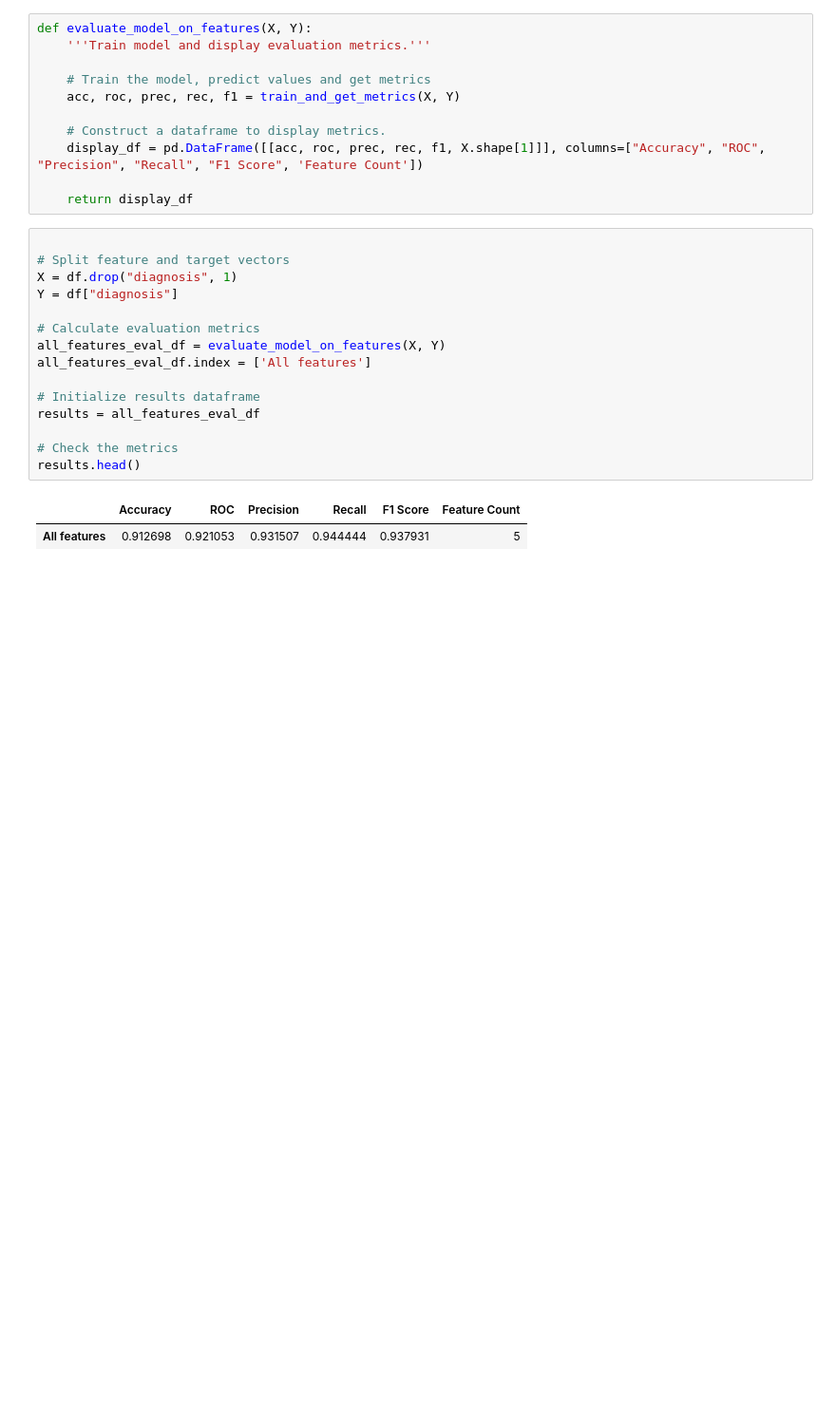
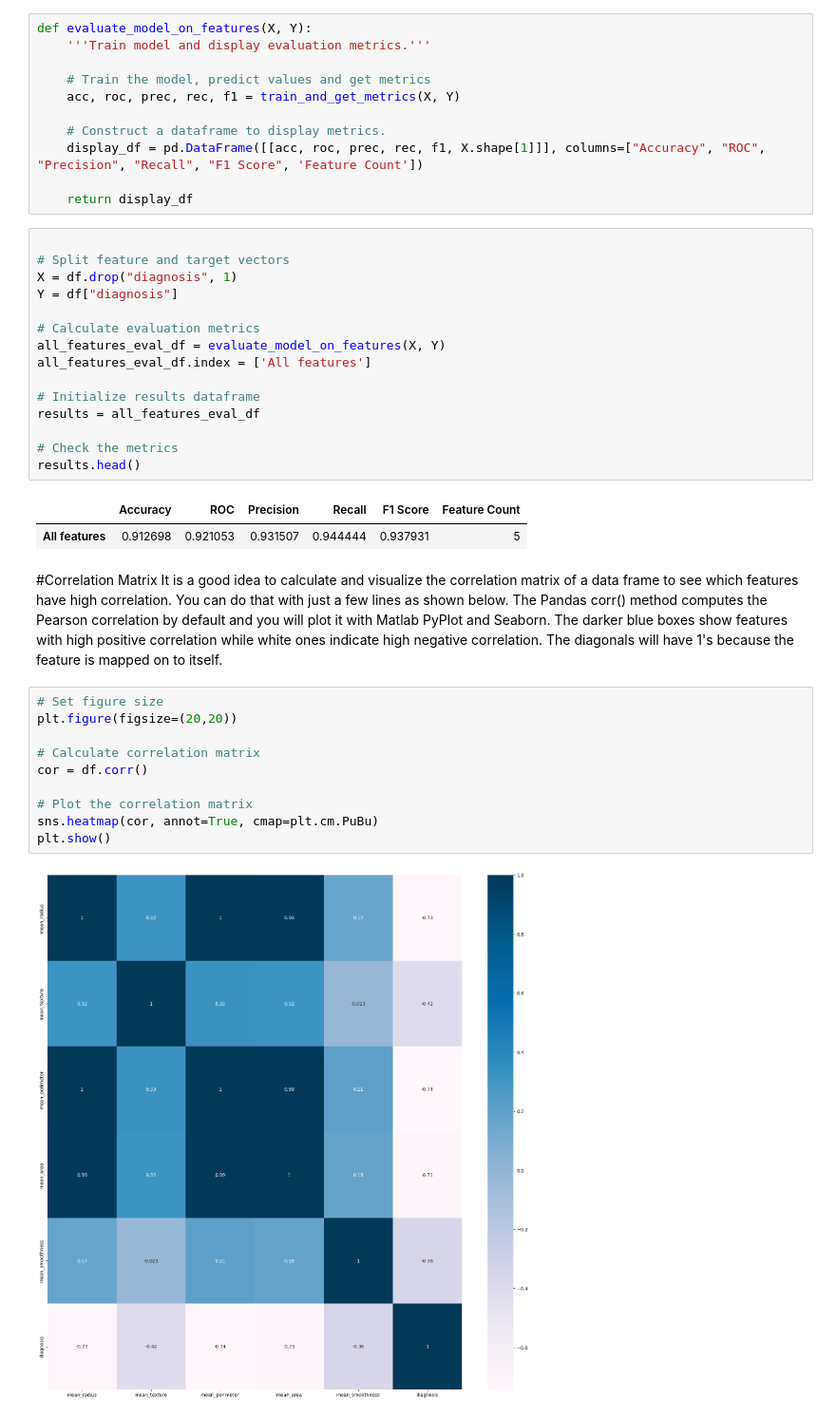
Before and after one commit to mralamdari/Machine_Learning_Projects, a Jupyter notebook: Advanced_Feature_Engineering_tf.ipynb, the cells around one changed output. Shown at 95% size. Drawn from its saved outputs; the diff is of its cells as text; blank space fills up the shorter version.

```diff
--- a/Advanced_Feature_Engineering_tf.ipynb
+++ b/Advanced_Feature_Engineering_tf.ipynb
@@ -137,3 +137,18 @@ results.head()
 # %% [output]
 |  | Accuracy | ROC | Precision | Recall | F1 Score | Feature Count |
 | All features | 0.912698 | 0.921053 | 0.931507 | 0.944444 | 0.937931 | 5 |
+# %% [markdown]
+#Correlation Matrix
+It is a good idea to calculate and visualize the correlation matrix of a data frame to see which features have high correlation. You can do that with just a few lines as shown below. The Pandas corr() method computes the Pearson correlation by default and you will plot it with Matlab PyPlot and Seaborn. The darker blue boxes show features with high positive correlation while white ones indicate high negative correlation. The diagonals will have 1's because the feature is mapped on to itself.
+# %%
+# Set figure size
+plt.figure(figsize=(20,20))
+
+# Calculate correlation matrix
+cor = df.corr()
+
+# Plot the correlation matrix
+sns.heatmap(cor, annot=True, cmap=plt.cm.PuBu)
+plt.show()
+# %% [output]
+[figure, added]
```
Also changed, not shown: parts of 20 cells of this notebook.
